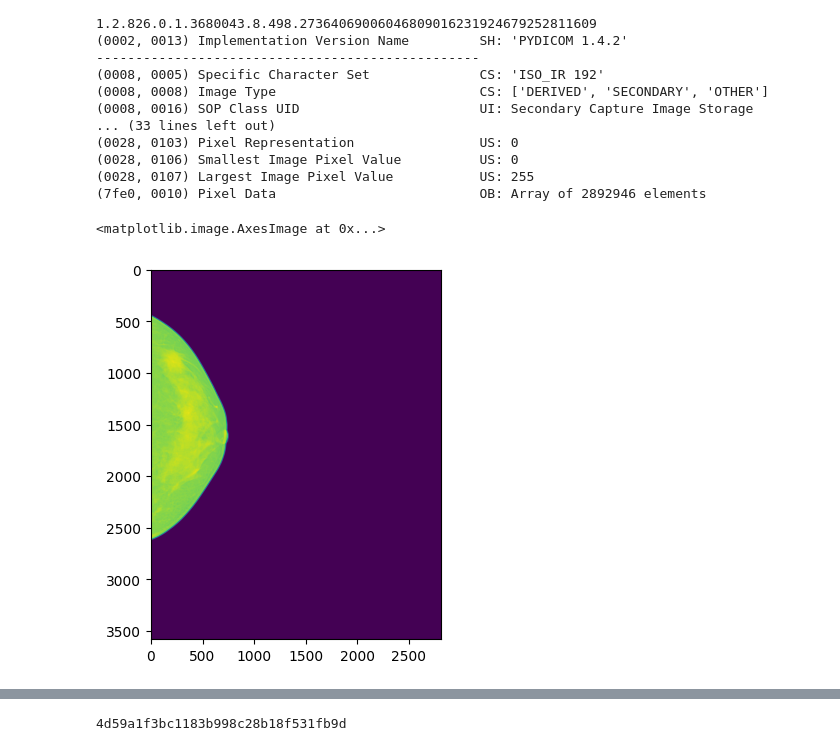
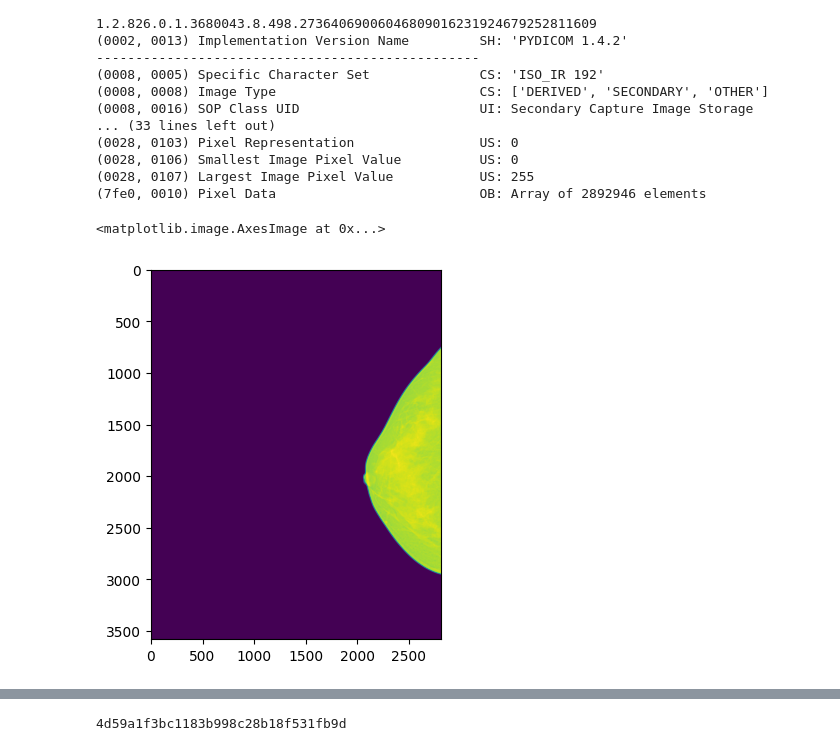
Before and after one commit to IstiqomahUswatunH/dicom-service, a Jupyter notebook: converter_UID.ipynb, the cells around one changed output, grey strips where cells are left out. Cells and saved outputs as stored; diff of their text form; code cells hidden in the pictures.

```diff
--- a/converter_UID.ipynb
+++ b/converter_UID.ipynb
@@ -25,9 +25,9 @@ Dataset.file_meta -------------------------------
 # %%
 import pydicom
 import matplotlib.pyplot as plt
 
-dcm=pydicom.dcmread(r"C:\Users\Asus\dicomservice\vindrmammo-dicom-files\4d59a1f3bc1183b998c28b18f531fb9d.dicom")
+dcm=pydicom.dcmread(r"C:\Users\Asus\dicomservice\5fb79402e56f9fe17bb7adafe792cb07.dicom")
 plt.imshow(dcm.pixel_array)
 # %% [output]
 <matplotlib.image.AxesImage at 0x...>
-[figure, old version]
+[figure, new version]
```
Also changed, not shown: parts of 11 cells of this notebook.
